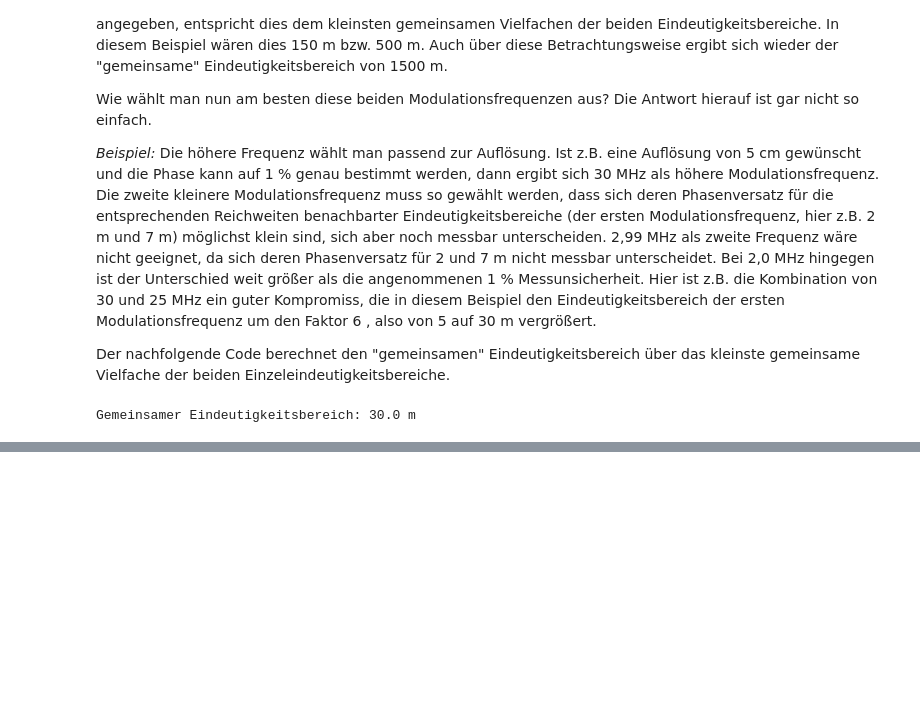
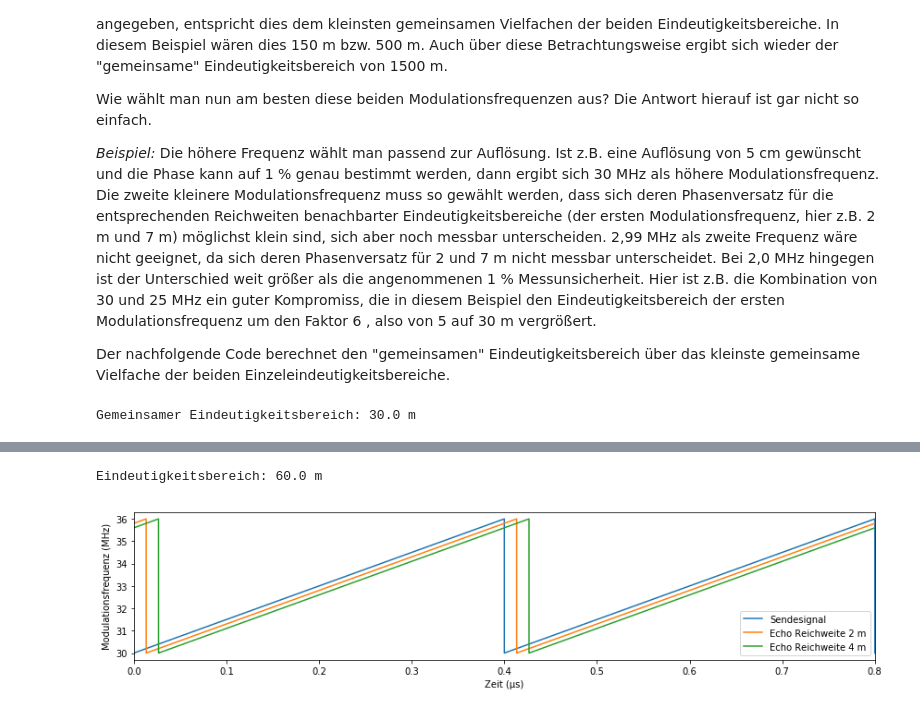
Before and after one commit to StefanMack/LidarPhase, a Jupyter notebook: LidarPhaseMess.ipynb, the cells around one changed output, grey strips where cells are left out. Drawn from its saved outputs; the diff is of its cells as text; code cells hidden in the pictures; blank space fills up the shorter version.

```diff
--- a/LidarPhaseMess.ipynb
+++ b/LidarPhaseMess.ipynb
@@ -283,0 +306,39 @@ Gemeinsamer Eindeutigkeitsbereich: 30.0 m
+# %%
+def sawTooth(offset, sweep, T_sweep, t):
+    t_sawt = t%T_sweep
+    y = sweep/T_sweep*t_sawt + offset
+    return y
+
+freq_c = 30e6  # carrier frequency in Hz
+freq_sweep = 6e6 # FMCW frequency sweep in Hz
+T_freq_sweep = 0.4e-6 # sweep Period in s
+t_sig = 1e-6 # duration of time signal
+c = 3e8 # speed of light
+n_samp = 8*4096 # number of sampling point during t_sig
+x_1 = 2 # range in m
+x_2 = 4
+
+x_unamb = T_freq_sweep * c /2
+print('Eindeutigkeitsbereich: {} m'.format(x_unamb))
+
+t = np.arange(0,t_sig,t_sig/n_samp)
+t_us = np.arange(0,t_sig,t_sig/n_samp)*1e6 # time in µs
+
+f_sig_0 = sawTooth(freq_c, freq_sweep, T_freq_sweep, t)
+f_sig_x1 = sawTooth(freq_c, freq_sweep, T_freq_sweep, t-2*x_1/c)
+f_sig_x2 = sawTooth(freq_c, freq_sweep, T_freq_sweep, t-2*x_2/c)
+
+
+fig, ax = plt.subplots(nrows=1, ncols= 1)
+ax.set_xlabel('Zeit (µs)')
+ax.set_ylabel('Modulationsfrequenz (MHz)')
+ax.plot(t_us,f_sig_0*1e-6,'-',label='Sendesignal')
+ax.plot(t_us,f_sig_x1*1e-6,'-',label='Echo Reichweite {} m'.format(x_1))
+ax.plot(t_us,f_sig_x2*1e-6,'-',label='Echo Reichweite {} m'.format(x_2))
+ax.set_xlim(left = 0,right = T_freq_sweep * 2 * 1e6) # display 2 periods
+ax.legend()
+fig.set_size_inches((12,3))
+plt.tight_layout() # for lables not to overlap
+# %% [output]
+Eindeutigkeitsbereich: 60.0 m
+[figure, added]
```
Also changed, not shown: parts of 12 cells of this notebook.
